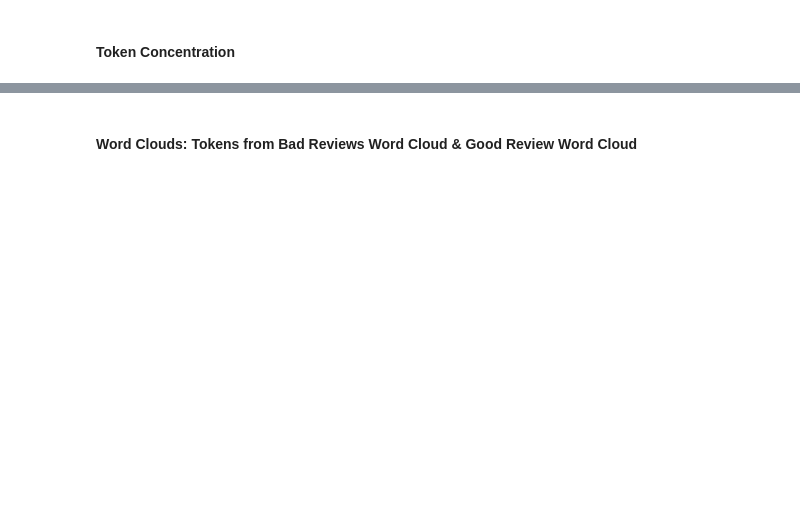
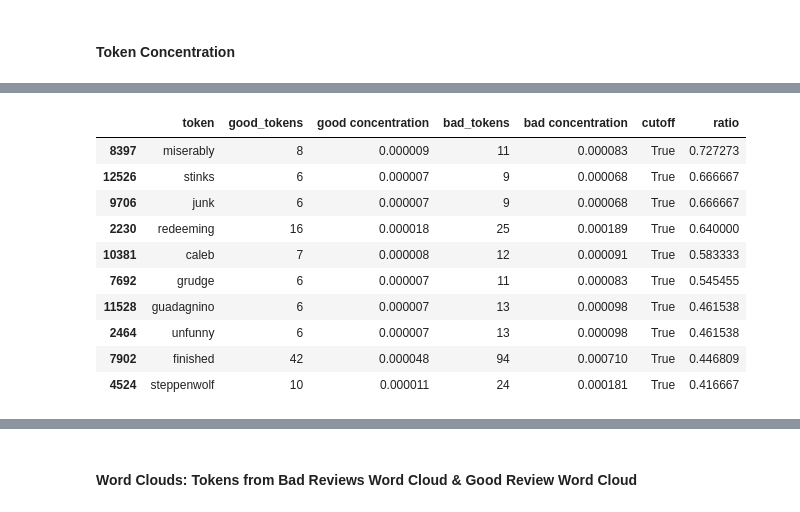
Before and after one commit to connie-chow/Movie-Reviews-Text-Based-Analysis, a Jupyter notebook: movie_analysis.ipynb, the cells around one changed output, grey strips where cells are left out. Saved outputs shown, nothing was run; the diff lists cells and outputs as text; code cells hidden in the pictures; blank space fills up the shorter version.

```diff
--- a/movie_analysis.ipynb
+++ b/movie_analysis.ipynb
@@ -238,0 +258,16 @@ top_group.head()
+# %%
+# Identify tokens with smallest ratio of good:bad
+bottom_10 = group_df[group_df['cutoff'] == True].sort_values(by='ratio', ascending=False).tail(10)
+bottom_10
+# %% [output]
+|  | token | good_tokens | good concentration | bad_tokens | bad concentration | cutoff | ratio |
+| 8397 | miserably | 8 | 0.000009 | 11 | 0.000083 | True | 0.727273 |
+| 12526 | stinks | 6 | 0.000007 | 9 | 0.000068 | True | 0.666667 |
+| 9706 | junk | 6 | 0.000007 | 9 | 0.000068 | True | 0.666667 |
+| 2230 | redeeming | 16 | 0.000018 | 25 | 0.000189 | True | 0.640000 |
+| 10381 | caleb | 7 | 0.000008 | 12 | 0.000091 | True | 0.583333 |
+| 7692 | grudge | 6 | 0.000007 | 11 | 0.000083 | True | 0.545455 |
+| 11528 | guadagnino | 6 | 0.000007 | 13 | 0.000098 | True | 0.461538 |
+| 2464 | unfunny | 6 | 0.000007 | 13 | 0.000098 | True | 0.461538 |
+| 7902 | finished | 42 | 0.000048 | 94 | 0.000710 | True | 0.446809 |
+| 4524 | steppenwolf | 10 | 0.000011 | 24 | 0.000181 | True | 0.416667 |
```
Also changed, not shown: parts of 21 cells of this notebook.
